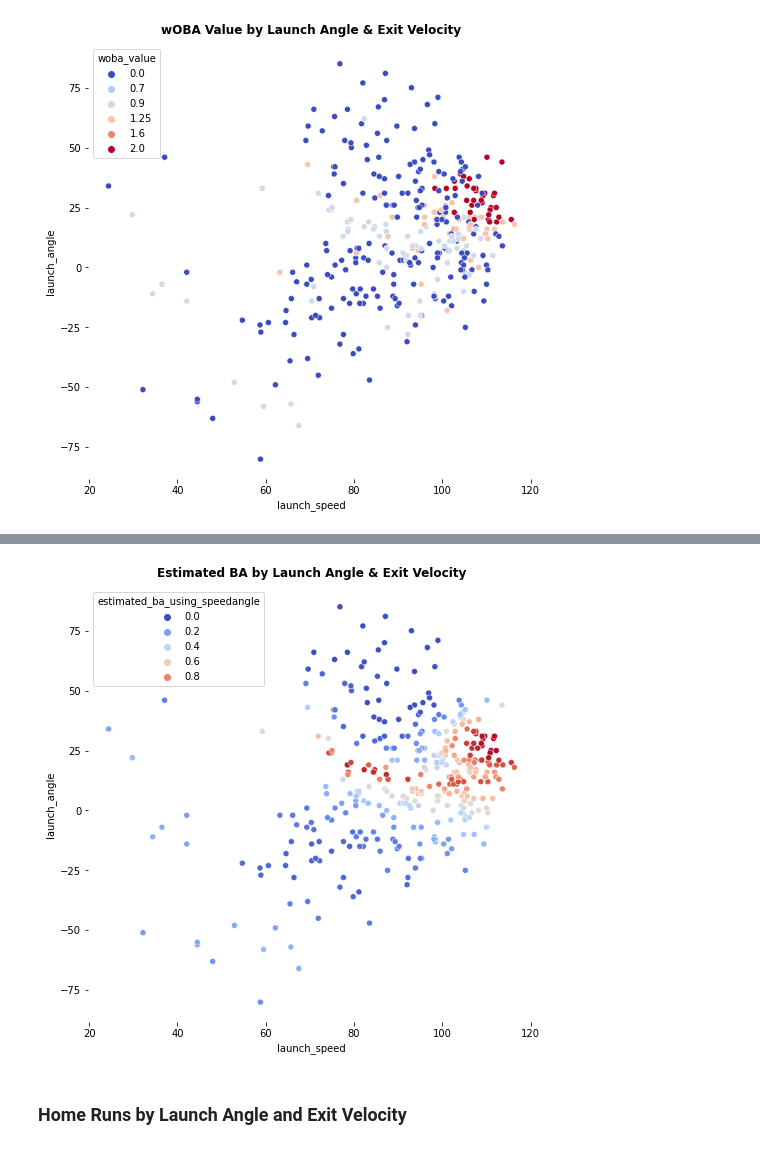
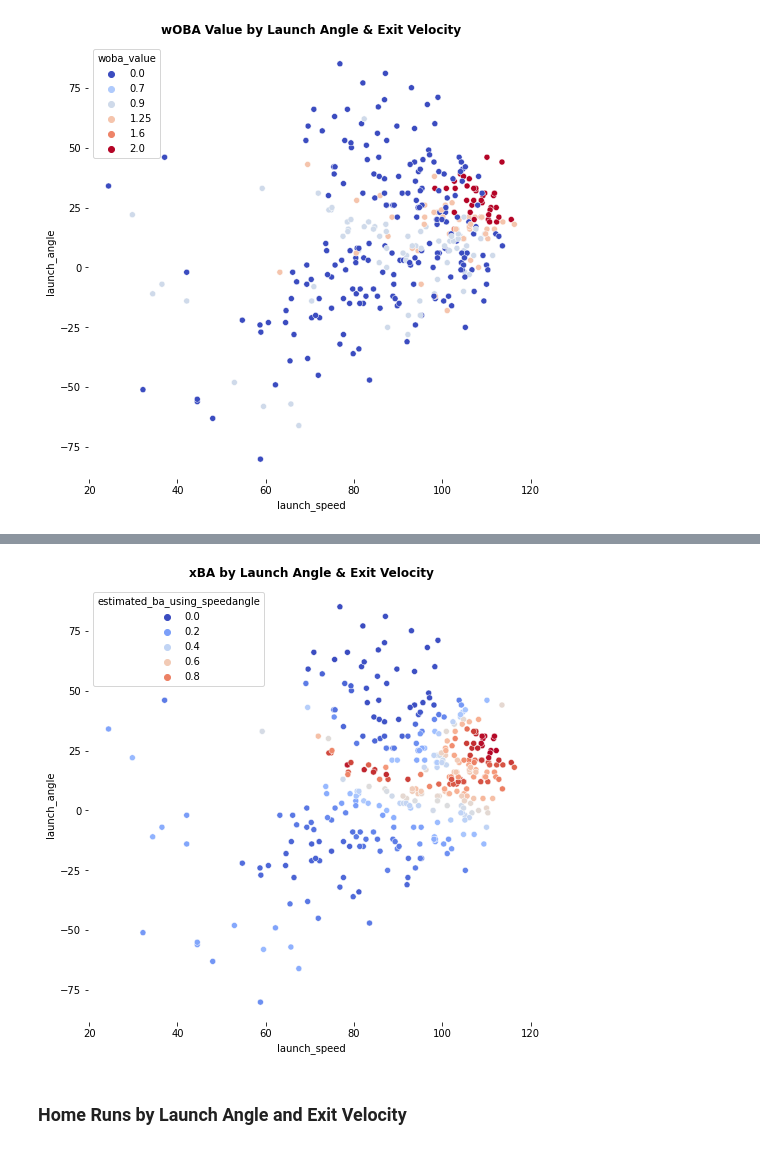
Before and after one commit to anthonyzurke/player-analysis, a Jupyter notebook: hitters/harper-scoutingreport.ipynb, the cells around one changed output, grey strips where cells are left out. Cells and saved outputs as stored; diff of their text form; code cells hidden in the pictures.

```diff
--- a/hitters/harper-scoutingreport.ipynb
+++ b/hitters/harper-scoutingreport.ipynb
@@ -208,12 +207,12 @@ plt.title('Estimated wOBA by Launch Angle & Exit Velocity', fontdict = font_titl
 # %%
 fig, ax = plt.subplots(figsize = (8, 8))
 
 sns.despine(fig, left = True, bottom = True)
 sns.scatterplot(data = harper, x = 'launch_speed', y = 'launch_angle', hue = 'estimated_ba_using_speedangle',
                 palette = 'coolwarm')
-plt.title('Estimated BA by Launch Angle & Exit Velocity', fontdict = font_title, pad = 15);
+plt.title('xBA by Launch Angle & Exit Velocity', fontdict = font_title, pad = 15);
 # %% [output]
-[figure, old version]
+[figure, new version]
 # %% [markdown]
 ### Home Runs by Launch Angle and Exit Velocity
 # %%
```
Also changed, not shown: parts of 6 cells of this notebook, 3 other files.
